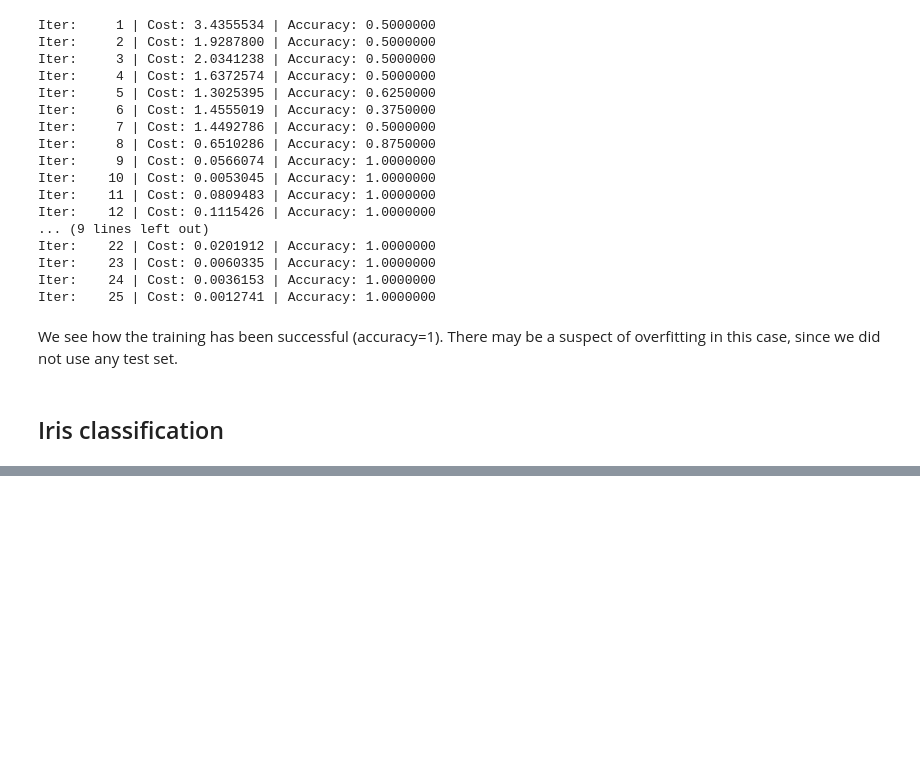
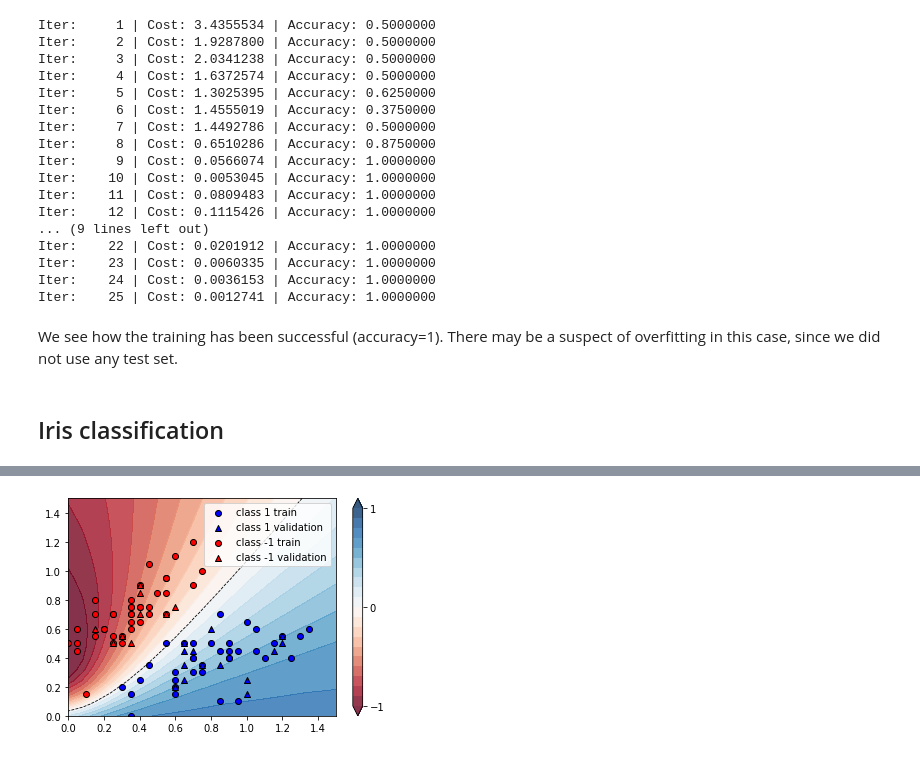
Before and after one commit to debrevitatevitae/aqa-project, a Jupyter notebook: examples_for_learning/pennylane_variational_classifier.ipynb, the cells around one changed output, grey strips where cells are left out. Saved outputs shown, nothing was run; the diff lists cells and outputs as text; code cells hidden in the pictures; blank space fills up the shorter version.

```diff
--- a/examples_for_learning/pennylane_variational_classifier.ipynb
+++ b/examples_for_learning/pennylane_variational_classifier.ipynb
@@ -172,0 +330,13 @@ We see how the training has been successful (accuracy=1). There may be a suspect
+# %%
+np.random.seed(0)
+num_data = len(Y)
+num_train = int(0.75 * num_data)
+index = np.random.permutation(range(num_data))
+feats_train = features[index[:num_train]]
+Y_train = Y[index[:num_train]]
+feats_val = features[index[num_train:]]
+Y_val = Y[index[num_train:]]
+
+# We need these later for plotting
+X_train = X[index[:num_train]]
+X_val = X[index[num_train:]]
@@ -172,0 +347,4 @@ We see how the training has been successful (accuracy=1). There may be a suspect
+# %%
+num_qubits = 2
+num_layers = 6
+var_init = (0.01 * np.random.randn(num_layers, num_qubits, 3), 0.0)
@@ -172,0 +399,66 @@ We see how the training has been successful (accuracy=1). There may be a suspect
+# %%
+plt.figure()
+cm = plt.cm.RdBu
+
+# make data for decision regions
+xx, yy = np.meshgrid(np.linspace(0.0, 1.5, 20), np.linspace(0.0, 1.5, 20))
+X_grid = [np.array([x, y]) for x, y in zip(xx.flatten(), yy.flatten())]
+
+# preprocess grid points like data inputs above
+padding = 0.3 * np.ones((len(X_grid), 1))
+X_grid = np.c_[np.c_[X_grid, padding], np.zeros((len(X_grid), 1))]  # pad each input
+normalization = np.sqrt(np.sum(X_grid ** 2, -1))
+X_grid = (X_grid.T / normalization).T  # normalize each input
+features_grid = np.array(
+    [get_angles(x) for x in X_grid]
+)  # angles for state preparation are new features
+predictions_grid = [variational_classifier(var, f) for f in features_grid]
+Z = np.reshape(predictions_grid, xx.shape)
+
+# plot decision regions
+cnt = plt.contourf(
+    xx, yy, Z, levels=np.arange(-1, 1.1, 0.1), cmap=cm, alpha=0.8, extend="both"
+)
+plt.contour(
+    xx, yy, Z, levels=[0.0], colors=("black",), linestyles=("--",), linewidths=(0.8,)
+)
+plt.colorbar(cnt, ticks=[-1, 0, 1])
+
+# plot data
+plt.scatter(
+    X_train[:, 0][Y_train == 1],
+    X_train[:, 1][Y_train == 1],
+    c="b",
+    marker="o",
+    edgecolors="k",
+    label="class 1 train",
+)
+plt.scatter(
+    X_val[:, 0][Y_val == 1],
+    X_val[:, 1][Y_val == 1],
+    c="b",
+    marker="^",
+    edgecolors="k",
+    label="class 1 validation",
+)
+plt.scatter(
+    X_train[:, 0][Y_train == -1],
+    X_train[:, 1][Y_train == -1],
+    c="r",
+    marker="o",
+    edgecolors="k",
+    label="class -1 train",
+)
+plt.scatter(
+    X_val[:, 0][Y_val == -1],
+    X_val[:, 1][Y_val == -1],
+    c="r",
+    marker="^",
+    edgecolors="k",
+    label="class -1 validation",
+)
+
+plt.legend()
+plt.show()
+# %% [output]
+[figure, added]
```
Also changed, not shown: parts of 17 cells of this notebook, 2 other files.
